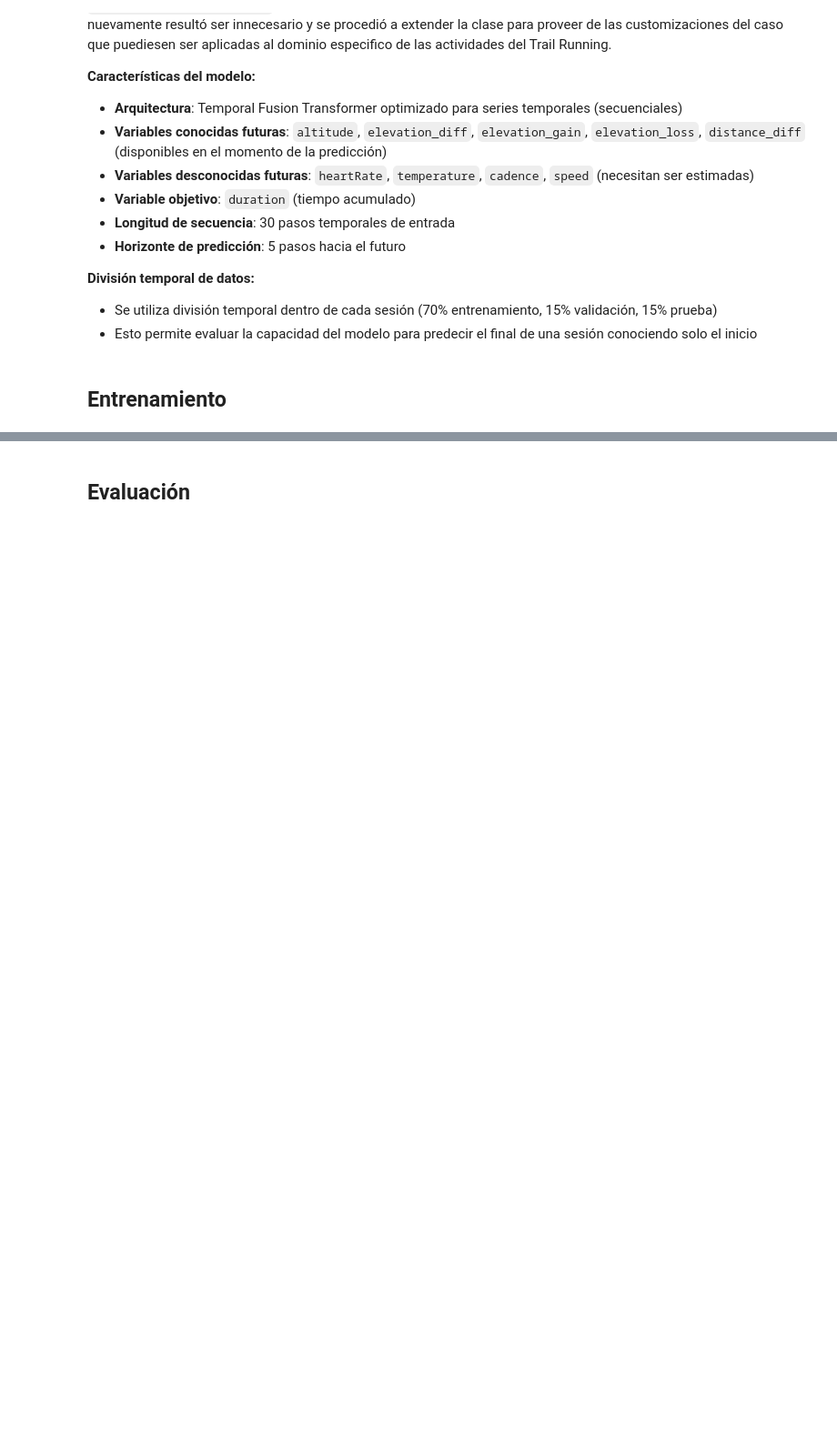
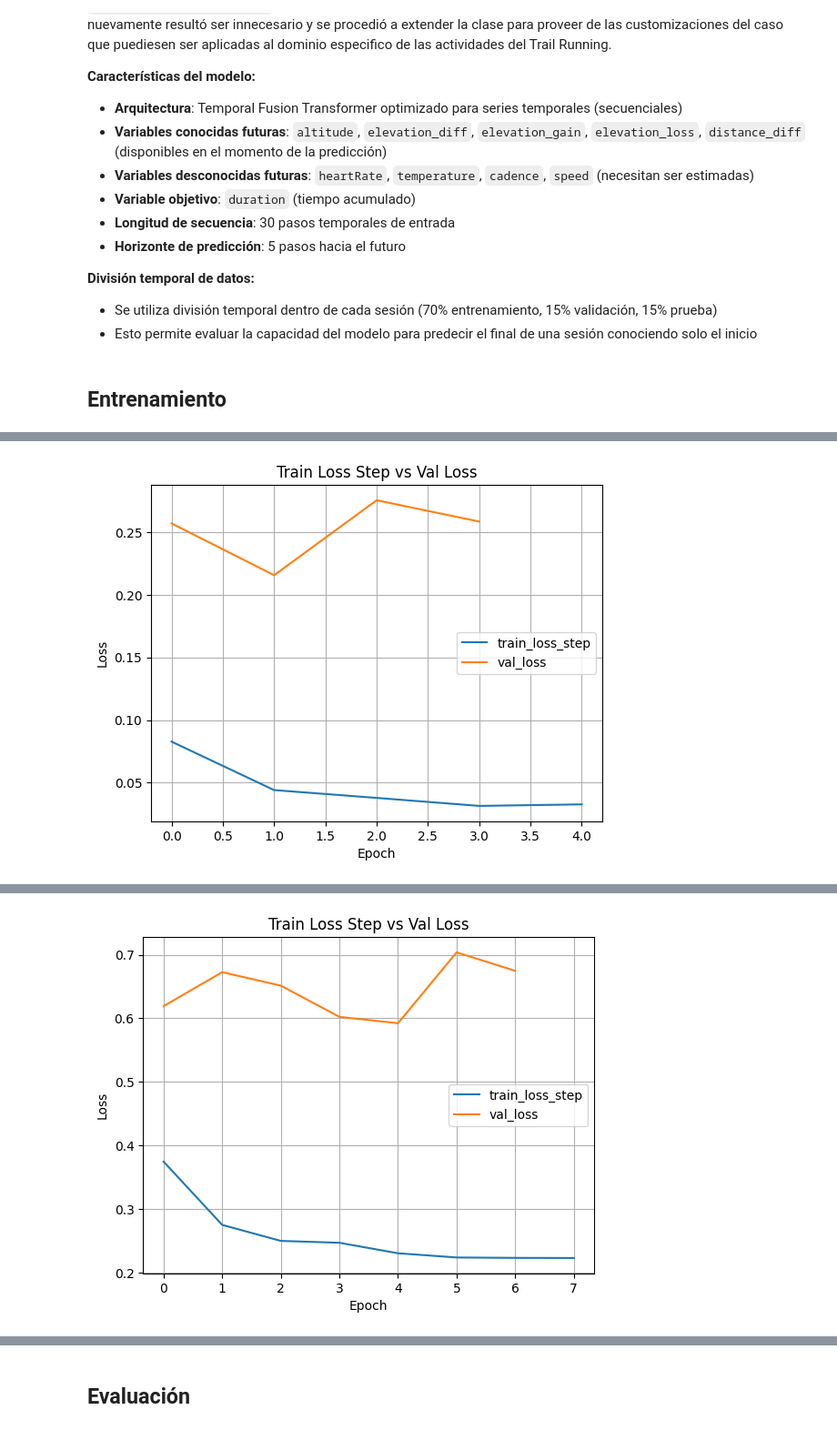
Before and after one commit to ericmaster/tft-predictor, a Jupyter notebook: tft-notebook.ipynb, the cells around one changed output, grey strips where cells are left out. Shown at 91% size. Drawn from its saved outputs; the diff is of its cells as text; code cells hidden in the pictures; blank space fills up the shorter version.

```diff
--- a/tft-notebook.ipynb
+++ b/tft-notebook.ipynb
@@ -280,0 +302,75 @@ except Exception as e:
+# %%
+import os
+import re
+import importlib
+# reload utils.viz to ensure latest changes are used
+import utils.viz
+importlib.reload(utils.viz)
+from utils.viz import plot_metrics, extract_hparams
+
+# Plot training and validation loss and extract hyperparameters
+logs_dir = "./logs/tft_model/"
+for version in os.listdir(logs_dir):
+    version_path = os.path.join(logs_dir, version)
+    if not os.path.isdir(version_path):
+        continue
+    metrics_file = os.path.join(version_path, "metrics.csv")
+    hparams_file = os.path.join(version_path, "hparams.yaml")
+
+    # Extract and display hyperparameters (if they exist)
+    if os.path.exists(hparams_file):
+        print(f"\n📊 Hyperparameters for {version}:")
+        print("=" * 50)
+
+        try:
+            params = extract_hparams(hparams_file)
+
+            # Define the parameters we're interested in
+            key_params = [
+                'learning_rate',
+                'dropout',
+                'hidden_size',
+                'hidden_continuous_size',
+                'attention_head_size',
+                'lstm_layers',
+                'max_encoder_length',
+                'max_prediction_length',
+                'min_encoder_length',
+                'weight_decay',
+                'causal_attention',
+                'optimizer',
+                'reduce_on_plateau_patience',
+                'reduce_on_plateau_min_lr',
+                'reduce_on_plateau_reduction',
+                'randomize_length',
+                'predict_mode',
+            ]
+
+            # Display found parameters
+            for param in key_params:
+                if param in params:
+                    print(f"{param:25}: {params[param]}")
+
+            # Calculate and display total sequence length
+            encoder_len = params.get('max_encoder_length', 'N/A')
+            pred_len = params.get('max_prediction_length', 'N/A')
+            if isinstance(encoder_len, int) and isinstance(pred_len, int):
+                total_len = encoder_len + pred_len
+                print(f"{'Total Sequence Length':25}: {total_len} ({encoder_len} encoder + {pred_len} prediction)")
+
+            # Display target variables
+            if 'target_variables' in params:
+                print(f"{'target_variables':25}: {', '.join(params['target_variables'])}")
+
+        except Exception as e:
+            print(f"Error processing {hparams_file}: {str(e)}")
+
+        print("\n" + "=" * 50 + "\n")
+
+    if os.path.exists(metrics_file):
+        print(f"Plotting metrics for {version}...")
+        plot_metrics(
+            metrics_file,
+            plot_metrics=[["train_loss_step", "val_loss"]],
+        )
+# %% [output]
@@ -280,0 +394 @@ except Exception as e:
+[figure, added]
@@ -280,0 +412 @@ except Exception as e:
+[figure, added]
```
Also changed, not shown: parts of 5 cells of this notebook, 5 other files.
